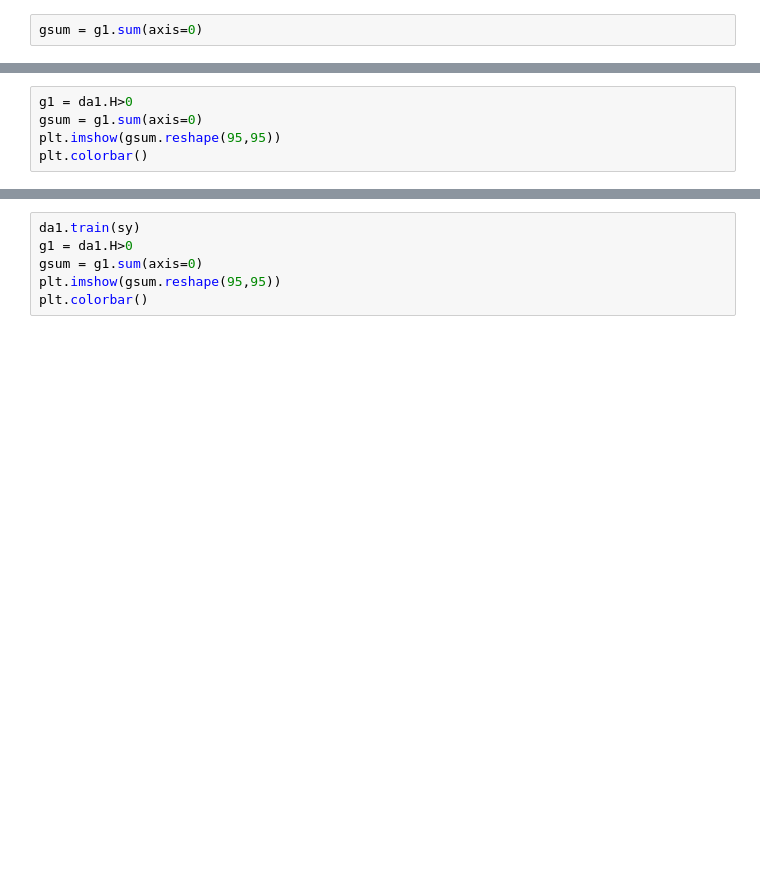
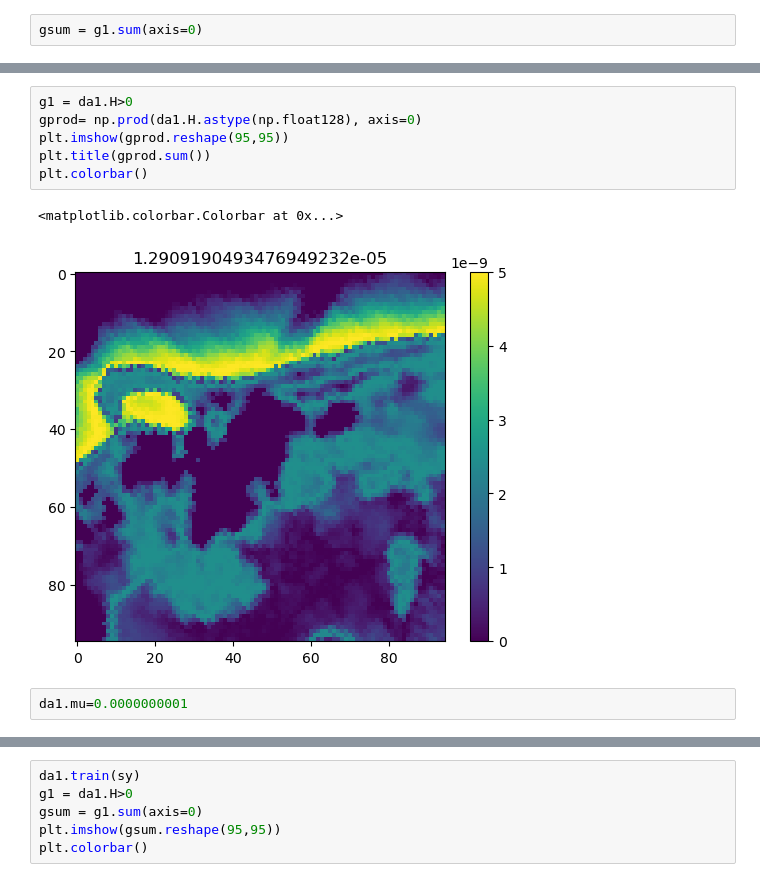
Before and after one commit to ELO-Hyp/hUH, a Jupyter notebook: src/Gentle_Sparsity_MM_analysis.ipynb, the cells around one changed output, grey strips where cells are left out. Cells and saved outputs as stored; diff of their text form; blank space fills up the shorter version.

```diff
--- a/src/Gentle_Sparsity_MM_analysis.ipynb
+++ b/src/Gentle_Sparsity_MM_analysis.ipynb
@@ -65,7 +180,13 @@ da1.train(sy)
 # %%
 g1 = da1.H>0
-gsum = g1.sum(axis=0)
-plt.imshow(gsum.reshape(95,95))
+gprod= np.prod(da1.H.astype(np.float128), axis=0)
+plt.imshow(gprod.reshape(95,95))
+plt.title(gprod.sum())
 plt.colorbar()
+# %% [output]
+<matplotlib.colorbar.Colorbar at 0x...>
+[figure, added]
+# %%
+da1.mu=0.0000000001
 # %%
 da1.train(sy)
```
Also changed, not shown: parts of 77 cells of this notebook.
